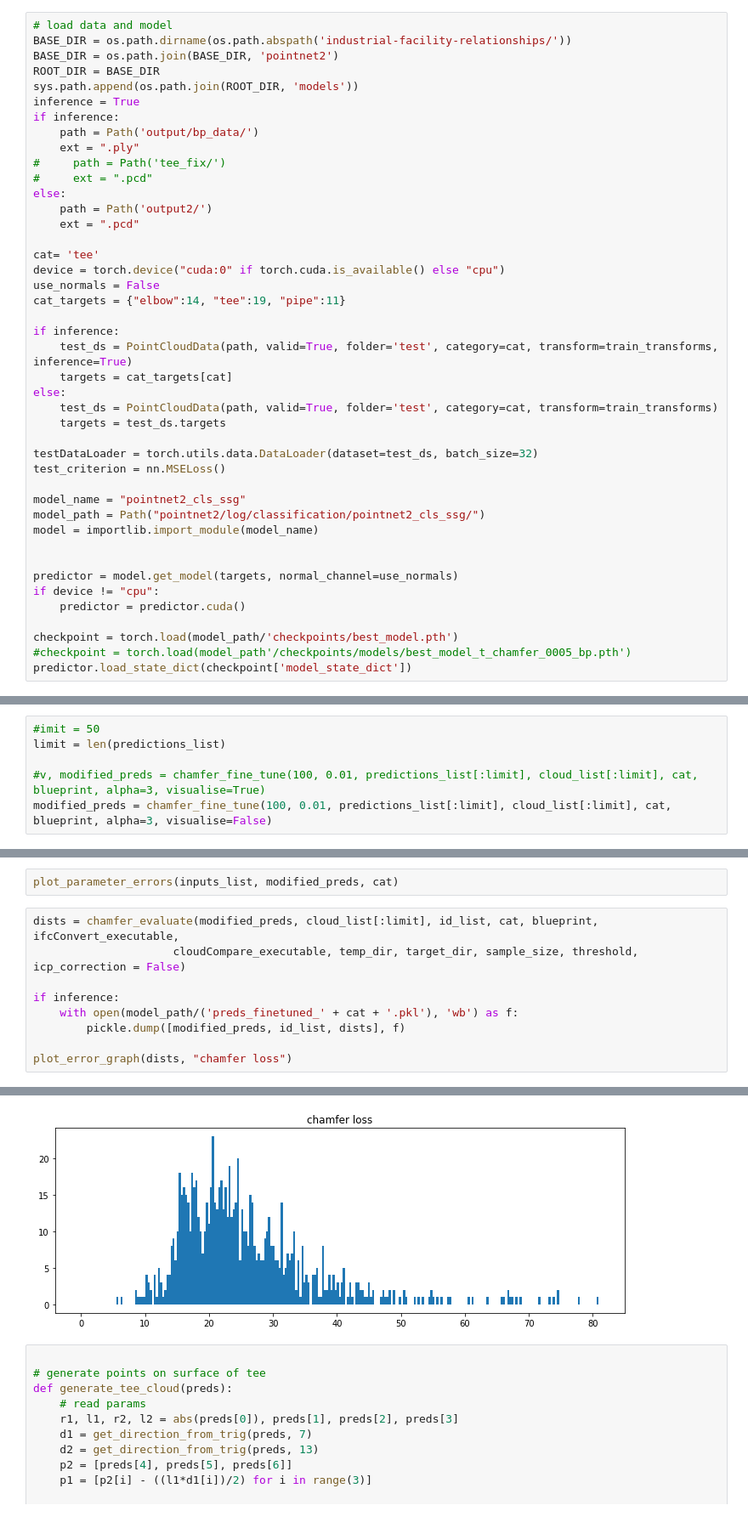
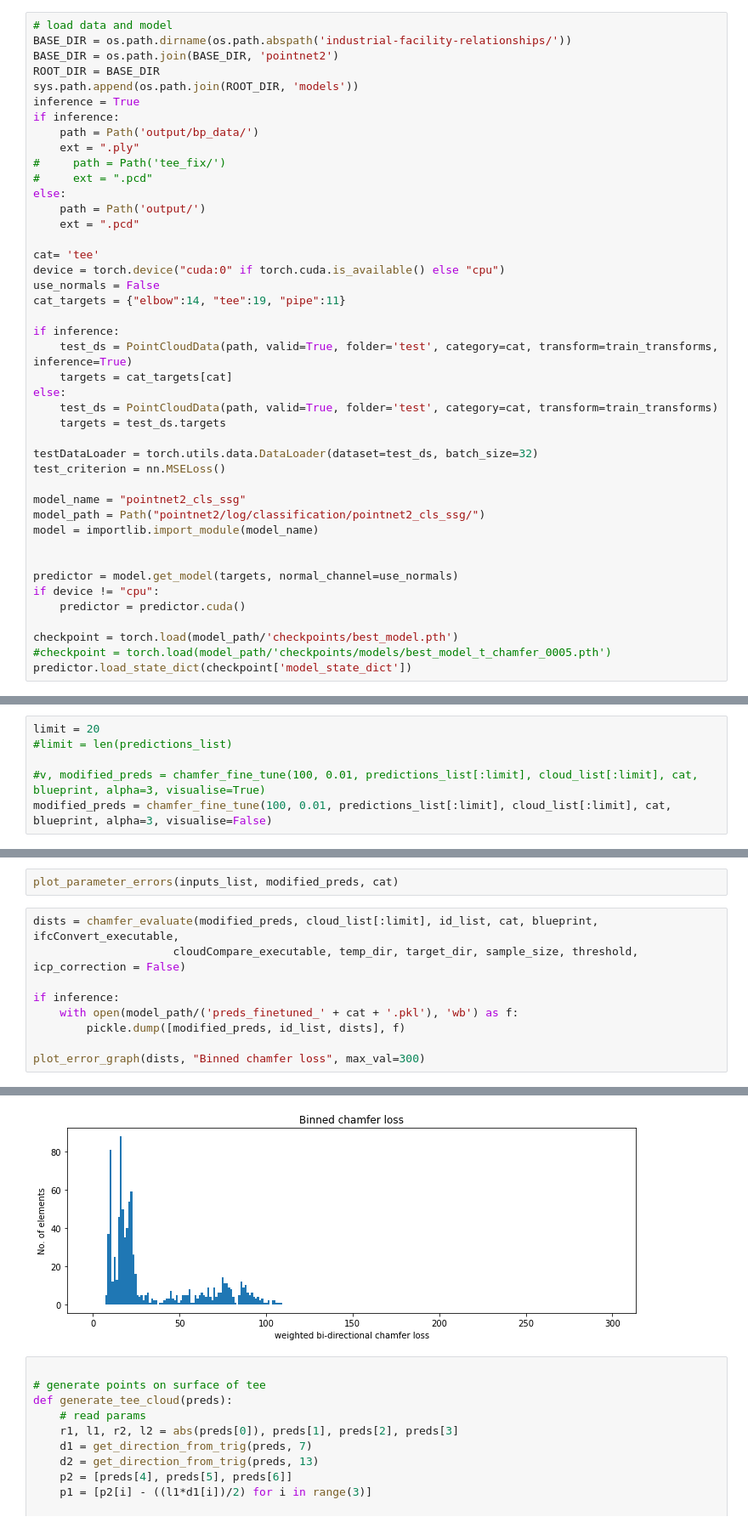
Before and after one commit to haritha-j/ifcopenshell-notebooks, a Jupyter notebook: Elements.ipynb, the cells around one changed output, grey strips where cells are left out. Shown at 85% size. Saved outputs shown, nothing was run; the diff lists cells and outputs as text.

```diff
--- a/Elements.ipynb
+++ b/Elements.ipynb
@@ -79,7 +79,7 @@ if inference:
 #     path = Path('tee_fix/')
 #     ext = ".pcd"
 else:
-    path = Path('output2/')
+    path = Path('output/')
     ext = ".pcd"
 
 cat= 'tee'
@@ -107,7 +107,7 @@ if device != "cpu":
     predictor = predictor.cuda()
 
 checkpoint = torch.load(model_path/'checkpoints/best_model.pth')
-#checkpoint = torch.load(model_path'/checkpoints/models/best_model_t_chamfer_0005_bp.pth')
+#checkpoint = torch.load(model_path/'checkpoints/models/best_model_t_chamfer_0005.pth')
 predictor.load_state_dict(checkpoint['model_state_dict'])
 # %% [output]
 <All keys matched successfully>
@@ -493,8 +448,8 @@ print(torch. __version__)
 # chamfer loss
 #v, loss = chamfer_fine_tune(50, 0.0001, predictions_list[0], cloud_list[0], cat, blueprint)
 # %%
-#imit = 50
-limit = len(predictions_list)
+limit = 20
+#limit = len(predictions_list)
 
 #v, modified_preds = chamfer_fine_tune(100, 0.01, predictions_list[:limit], cloud_list[:limit], cat, blueprint, alpha=3, visualise=True)
 modified_preds = chamfer_fine_tune(100, 0.01, predictions_list[:limit], cloud_list[:limit], cat, blueprint, alpha=3, visualise=False)
@@ -561,6 +489,6 @@ if inference:
     with open(model_path/('preds_finetuned_' + cat + '.pkl'), 'wb') as f:
         pickle.dump([modified_preds, id_list, dists], f)
 
-plot_error_graph(dists, "chamfer loss")
+plot_error_graph(dists, "Binned chamfer loss", max_val=300)
 # %% [output]
 error_count 0
@@ -583,4 +511,4 @@ avg 25.845222 8 81.23336 5.7887554 [0.00363361 0.00361522 0.00347934 0.00333888
-[figure, old version]
+[figure, new version]
 # %%
 
 # generate points on surface of tee
```
Also changed, not shown: parts of 11 cells of this notebook, 2 other files.
